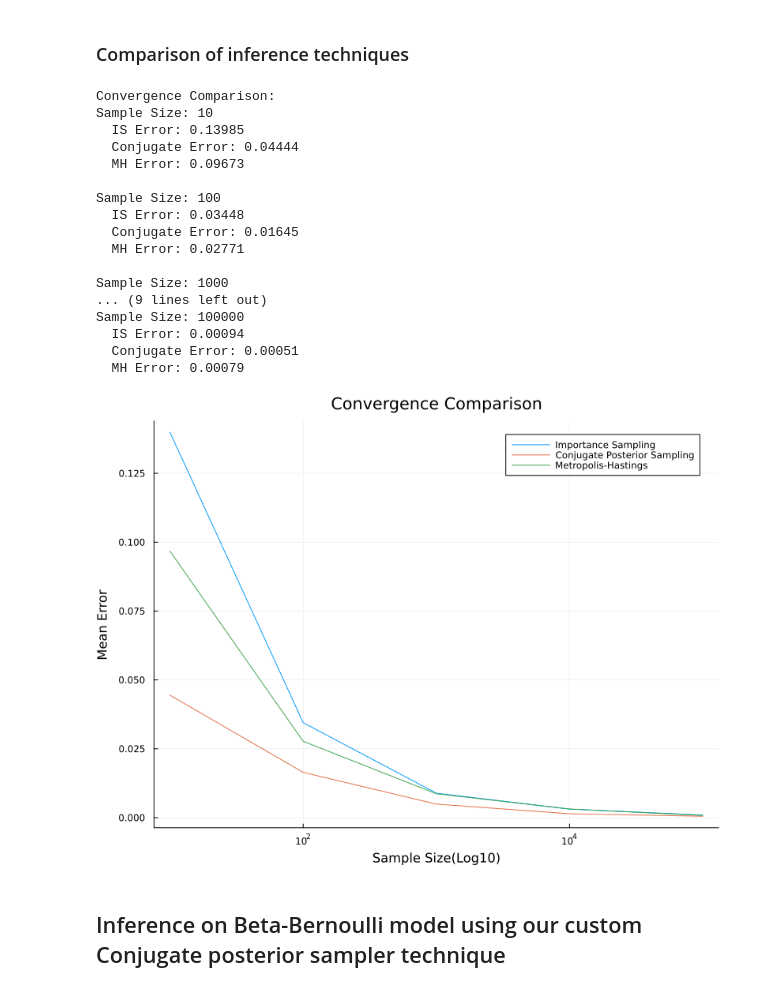
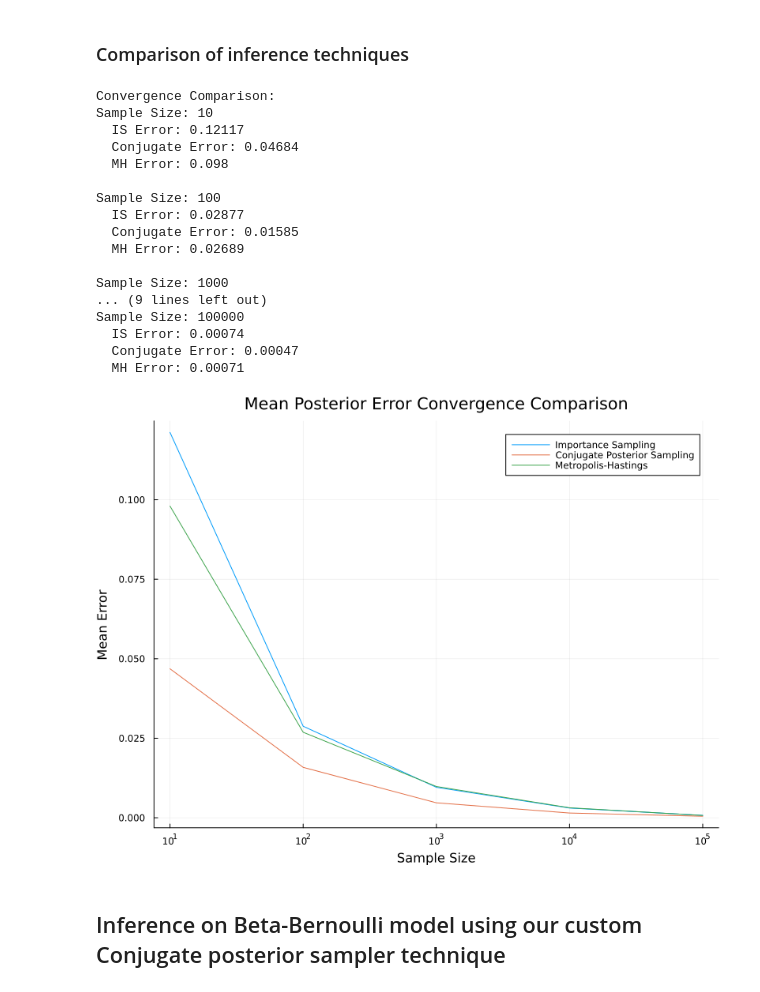
Before and after one commit to bwigmans/ProbabilisticInference6, a Jupyter notebook: part_2/mab.ipynb, the cells around one changed output. Cells and saved outputs as stored; diff of their text form; code cells hidden in the pictures.

Commit message:
Updated plot and removed HMC

```diff
--- a/part_2/mab.ipynb
+++ b/part_2/mab.ipynb
@@ -269,9 +257,9 @@ end
 
 # Plot function helper
 function plot_convergence(results, sample_sizes)
-    p = plot(xlabel="Sample Size(Log10)", ylabel="Mean Error",
-             xscale=:log10,
-             title="Convergence Comparison",
+    p = plot(xlabel="Sample Size", ylabel="Mean Error",
+             xscale=:log, xticks = sample_sizes,
+             title="Mean Posterior Error Convergence Comparison",
              legend=:topright, size=(800, 600))
 
     # Convert sample sizes to Float64 for log scale plotting
@@ -376,48 +363,49 @@ Arm 2: 0.336
 ### Comparison of inference techniques
 # %%
 # Parameters passed through comparison function
+sample_sizes = [10, 100, 1000, 10000, 100_000] # For experiments (sample sizes to be tested)
 results = compare_convergence(
     sample_sizes,  # Sample sizes to test
     prior_success,
     prior_fail,
     n_pulls_per_arm,
     observations,
-    num_runs = 20  # Number of runs for each sample size
+    num_runs = 30  # Number of runs for each sample size
 )
 
 # Print results
 println("Convergence Comparison:")
 for (n, errs) in sort(collect(results))
     println("""
     Sample Size: $n
       IS Error: $(round(errs.is_error, digits=5))
       Conjugate Error: $(round(errs.conjugate_error, digits=5))
       MH Error: $(round(errs.mh_error, digits=5))
     """)
 end
 
 # Error convergence plot
 p = plot_convergence(results, sample_sizes)
 display(p)
 # %% [output]
 Convergence Comparison:
 Sample Size: 10
-  IS Error: 0.13985
-  Conjugate Error: 0.04444
-  MH Error: 0.09673
+  IS Error: 0.12117
+  Conjugate Error: 0.04684
+  MH Error: 0.098
 
 Sample Size: 100
-  IS Error: 0.03448
-  Conjugate Error: 0.01645
-  MH Error: 0.02771
+  IS Error: 0.02877
+  Conjugate Error: 0.01585
+  MH Error: 0.02689
 
 Sample Size: 1000
 ... (9 lines left out)
 Sample Size: 100000
-  IS Error: 0.00094
-  Conjugate Error: 0.00051
-  MH Error: 0.00079
+  IS Error: 0.00074
+  Conjugate Error: 0.00047
+  MH Error: 0.00071
-[figure, old version]
+[figure, new version]
 # %% [markdown]
 ## Inference on Beta-Bernoulli model using our custom Conjugate posterior sampler technique
 # %%
```
Also changed, not shown: parts of 6 cells of this notebook.
